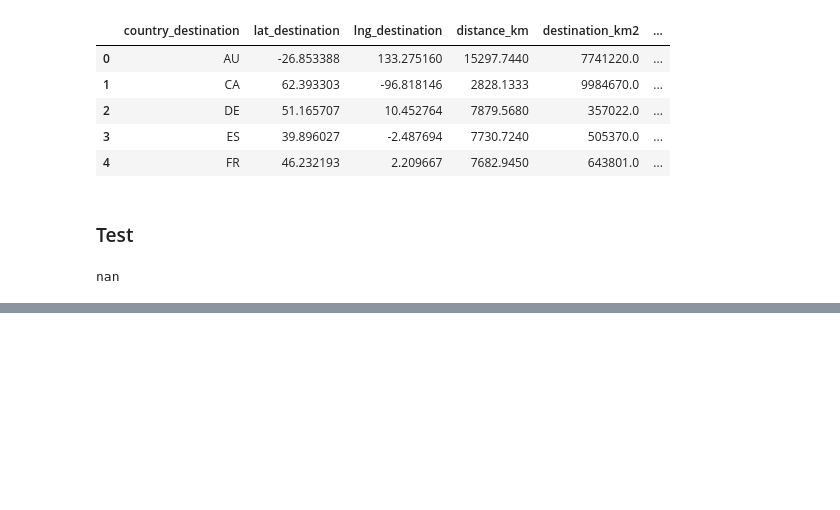
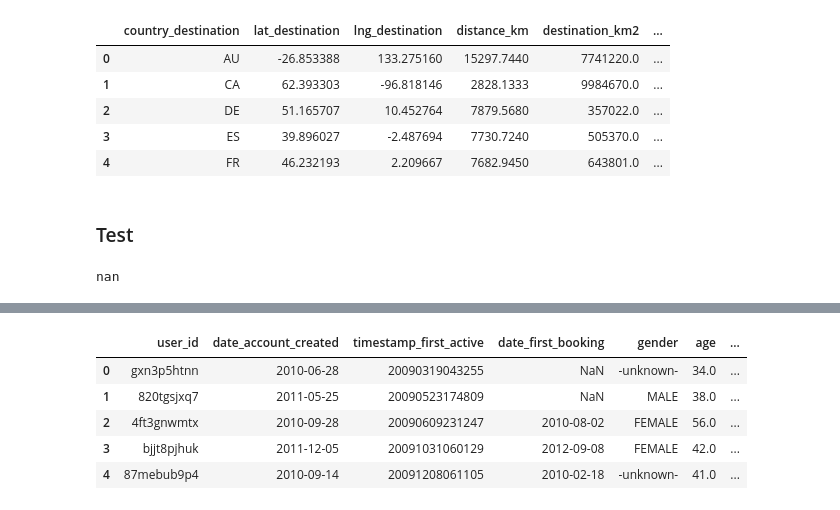
Before and after one commit to bkennedy04/msia420_airbnb_prediction, a Jupyter notebook: src/Airbnb 2.15.18.ipynb, the cells around one changed output, grey strips where cells are left out. Drawn from its saved outputs; the diff is of its cells as text; code cells hidden in the pictures; blank space fills up the shorter version.

```diff
--- a/src/Airbnb 2.15.18.ipynb
+++ b/src/Airbnb 2.15.18.ipynb
@@ -483,0 +373,39 @@ nan
+# %%
+def ageTransform(age):
+    """
+    Replace strange ages
+    """
+    current_year = 2014
+    if (age>2000):
+        new_age = 34 #replace it with median
+    elif (age>1000):
+        new_age = 2014-age+1
+    elif (age>100):
+        new_age = 90
+    elif (age<10):
+        new_age = 34 #replace it with median
+    elif (math.isnan(age)):
+        new_age = 34 #replace it with median
+    else:
+        new_age = age
+
+    return new_age
+# %%
+def train_cleaner(train):
+    """
+    data transformation for train dataframe
+    """
+    df = train.copy()
+
+    # replace strange ages
+    df['age'] = df['age'].apply(lambda x: ageTransform(x))
+
+    # replace value with most common values, which is "untracked"
+    df['first_affiliate_tracked'] = df['first_affiliate_tracked'].fillna('untracked')
+
+    # change column name id into user_id in order to merge with session data
+    df = df.rename(columns={'id':'user_id'})
+
+    return df
+# %%
+train = train_cleaner(train)
@@ -483,0 +474,9 @@ nan
+# %%
+train.head()
+# %% [output]
+|  | user_id | date_account_created | timestamp_first_active | date_first_booking | gender | age | ... |
+| 0 | gxn3p5htnn | 2010-06-28 | 20090319043255 | NaN | -unknown- | 34.0 | ... |
+| 1 | 820tgsjxq7 | 2011-05-25 | 20090523174809 | NaN | MALE | 38.0 | ... |
+| 2 | 4ft3gnwmtx | 2010-09-28 | 20090609231247 | 2010-08-02 | FEMALE | 56.0 | ... |
+| 3 | bjjt8pjhuk | 2011-12-05 | 20091031060129 | 2012-09-08 | FEMALE | 42.0 | ... |
+| 4 | 87mebub9p4 | 2010-09-14 | 20091208061105 | 2010-02-18 | -unknown- | 41.0 | ... |
```
Also changed, not shown: parts of 75 cells of this notebook.
